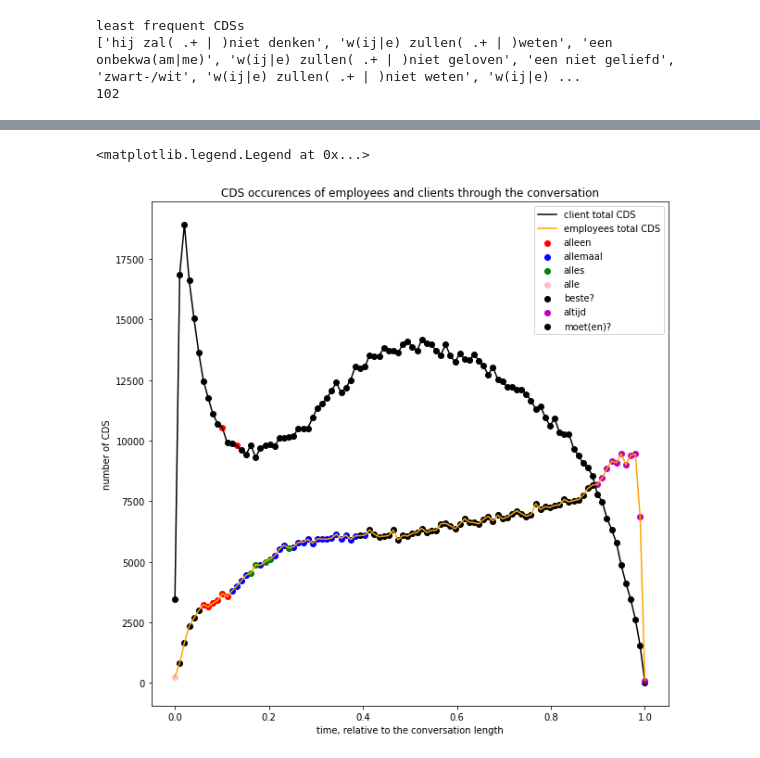
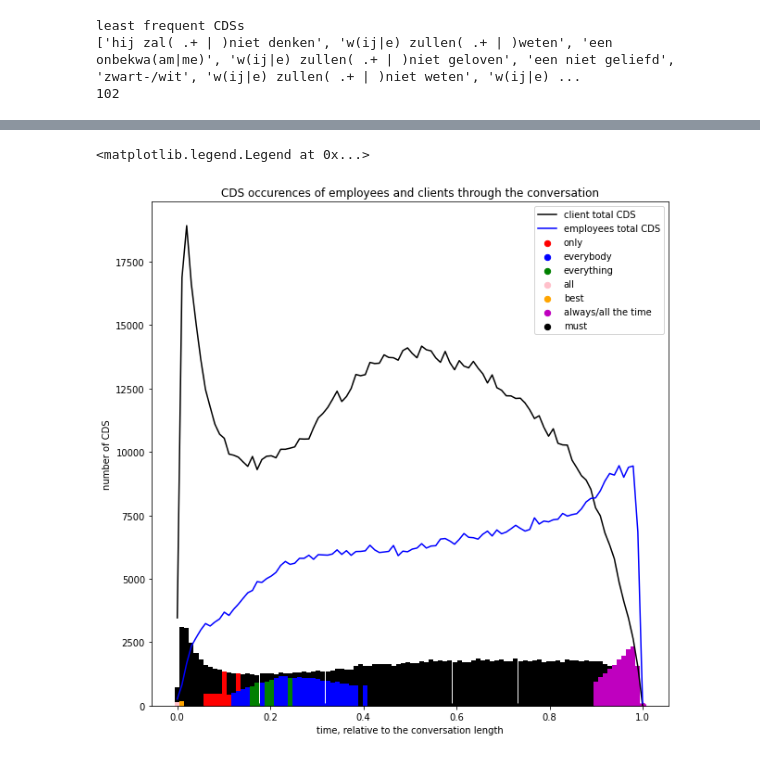
Before and after one commit to lougau92/MA2---Towards-real-time-support-for-a-suicide-prevention-hotline-operators-, a Jupyter notebook: EDA_phase3.ipynb, the cells around one changed output, grey strips where cells are left out. Drawn from its saved outputs; the diff is of its cells as text; code cells hidden in the pictures.

Commit message:
correcting some defected translations, re running all the plots

```diff
--- a/EDA_phase3.ipynb
+++ b/EDA_phase3.ipynb
@@ -210,4 +210,5 @@ plt.legend()
 # %%
 df = pd.read_csv(image_folder_path+years[4]+'/'+"202101"+'/'+"CDS_results.tsv",sep= '\t')
 cds_names =df.columns[2:].to_list()
+cds_names = translate.translate_cds(cds_names)[0]
 cds_type_nb = len(cds_names)
@@ -295,10 +296,12 @@ least frequent CDSs
 ['hij zal( .+ | )niet denken', 'w(ij|e) zullen( .+ | )weten', 'een onbekwa(am|me)', 'w(ij|e) zullen( .+ | )niet geloven', 'een niet geliefd', 'zwart-/wit', 'w(ij|e) zullen( .+ | )niet weten', 'w(ij|e) ...
 102
 # %%
-max_sums_client = np.argmax(all_sums_client,axis=1)
+argmax_sums_client = np.argmax(all_sums_client,axis=1)
 sums_sums_client = np.sum(all_sums_client,axis=1)
-max_sums_employee = np.argmax(all_sums_employee,axis=1)
+max_sums_client = np.max(all_sums_client,axis=1)
+argmax_sums_employee = np.argmax(all_sums_employee,axis=1)
 sums_sums_employee = np.sum(all_sums_employee,axis=1)
+max_sums_employee = np.max(all_sums_employee,axis=1)
 
-df_employee = pd.DataFrame(data = {'max_time':max_sums_employee, 'sum':sums_sums_employee, 'bins':bins});
-df_client = pd.DataFrame(data = {'max_time':max_sums_client, 'sum':sums_sums_client, 'bins':bins});
+df_employee = pd.DataFrame(data = {'max_time':argmax_sums_employee, 'sum':sums_sums_employee, 'bins':bins, 'max':max_sums_employee});
+df_client = pd.DataFrame(data = {'max_time':argmax_sums_client, 'sum':sums_sums_client, 'bins':bins, 'max':max_sums_client});
@@ -305,24 +331,28 @@ df_client = pd.DataFrame(data = {'max_time':max_sums_client, 'sum':sums_sums_cli
 # %%
 # printing the most frequent cds over time
-unique_cds = np.unique(np.append(np.unique(max_sums_client),np.unique(max_sums_employee)))
-cds_colors = dict(zip(unique_cds, ['red', 'blue','green','pink','black','m','black']))
+unique_cds = np.unique(np.append(np.unique(argmax_sums_client),np.unique(argmax_sums_employee)))
+cds_colors = dict(zip(unique_cds, ['red', 'blue','green','pink','orange','m','black']))
 plt.figure(figsize=(10,10))
 plt.title("CDS occurences of employees and clients through the conversation")
 plt.plot(bins, sums_sums_client, label='client total CDS',c='black')
 for name, group in df_client.groupby("max_time"):
-    plt.scatter(group['bins'],group['sum'],c=cds_colors[name])
-plt.plot(bins, sums_sums_employee, label='employees total CDS',c='orange')
+    # plt.scatter(group['bins'],group['sum'],c=cds_colors[name], s=30)
+    plt.bar(x=group['bins'],height =group['max'],width=1/bins_nb,color=cds_colors[name])
+
+plt.plot(bins, sums_sums_employee, label='employees total CDS',c='b')
 
 for name, group in df_employee.groupby("max_time"):
-    plt.scatter(group['bins'],group['sum'],label=cds_names[name],c=cds_colors[name])
+    plt.scatter(group['bins'],np.zeros(len(group)),label=cds_names[name],c=cds_colors[name],s=40)
+    plt.bar(x=group['bins'],height =group['max'],width=1/bins_nb,color=cds_colors[name])
+
 
 plt.xlabel('time, relative to the conversation length')
 plt.ylabel('number of CDS')
 
 plt.legend()
 # %% [output]
 <matplotlib.legend.Legend at 0x...>
-[figure, old version]
+[figure, new version]
 # %%
 image_folder_path = "C:/Users/louis/github_vs/MA2---Towards-real-time-support-for-a-suicide-prevention-hotline-operators-"
 
```
Also changed, not shown: parts of 9 cells of this notebook, 5 other files.
